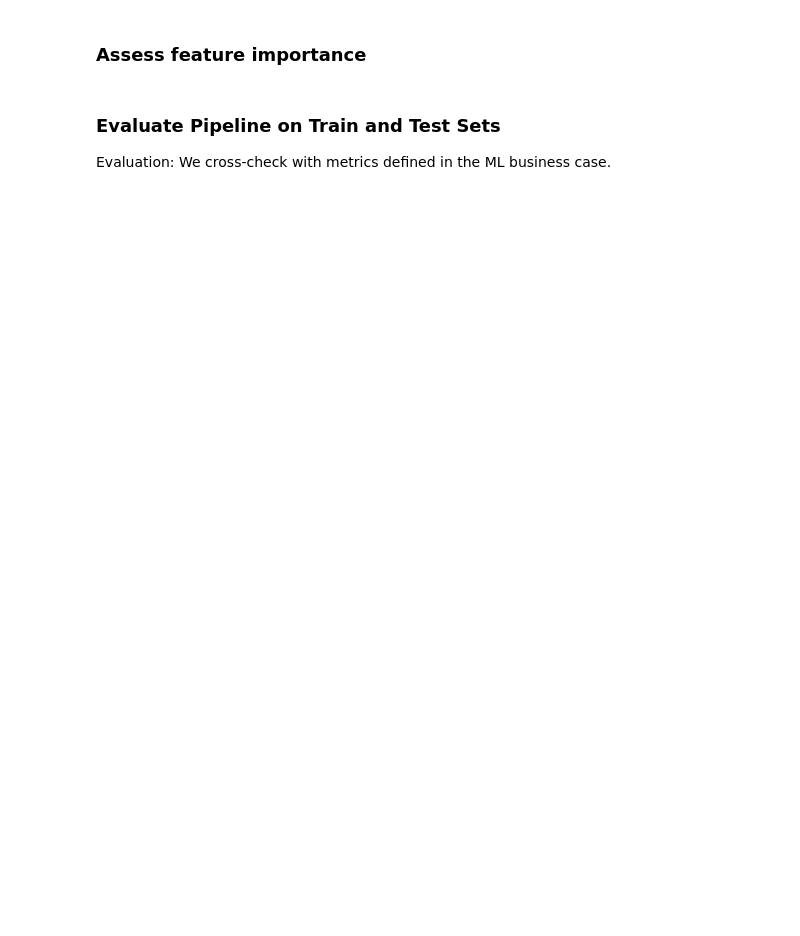
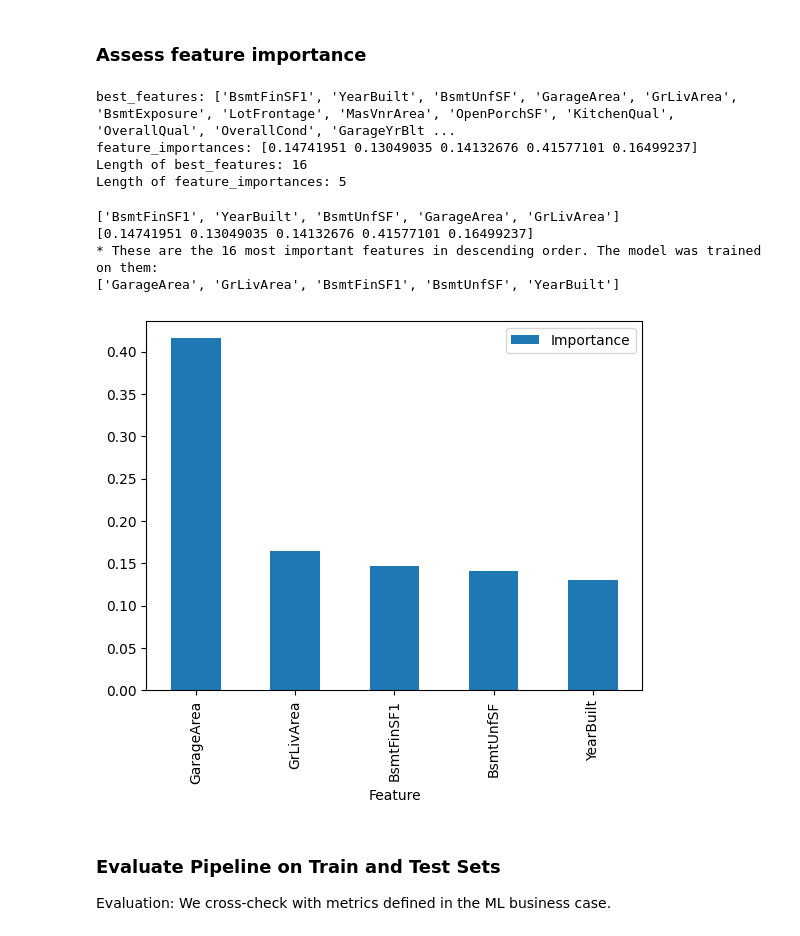
Before and after one commit to Issam-Allymis/Housing-market-analysis., a Jupyter notebook: jupyter_notebooks/05 - Model and Evaluation - predict SalePrice.ipynb, the cells around one changed output. Drawn from its saved outputs; the diff is of its cells as text; code cells hidden in the pictures; blank space fills up the shorter version.

```diff
--- a/jupyter_notebooks/05 - Model and Evaluation - predict SalePrice.ipynb
+++ b/jupyter_notebooks/05 - Model and Evaluation - predict SalePrice.ipynb
@@ -673,0 +824,15 @@ plt.show()
+# %%
+from sklearn.model_selection import train_test_split
+
+# Separate the features and target variable in the training set
+X_train = train_data.drop('SalePrice', axis=1)[best_features]
+
+y_train = train_data['SalePrice']
+
+# Separate the features and target variable in the test set
+X_test = test_data.drop('SalePrice', axis=1)[best_features]
+
+
+print(f"the test dataset {X_test.sum()}")
+
+y_test = test_data['SalePrice']
@@ -686,9 +873,9 @@ best_parameters
 You will need to type in manually since the hyperparameter values have to be a list. The previous dictionary is not in this format.
 # %%
 params_search = {
-    'RandomForestRegressor': {
-        'model__n_estimators': [100, 300, 500],
-        'model__max_depth': [None, 10, 30],
+    'ExtraTreesRegressor': {
+        'model__n_estimators': [100],
+        'model__max_depth': [None],
     }
 }
 # %% [markdown]
@@ -714,4 +909,4 @@ Define the best clf pipeline
 # %%
 best_model = grid_search_summary.iloc[0, 0]
-pipeline_reg = grid_search_pipelines[best_model].best_estimator_
-pipeline_reg
+pipeline_reg_best_features = grid_search_pipelines[best_model].best_estimator_
+pipeline_reg_best_features
@@ -719,24 +933,38 @@ pipeline_reg
 ### Assess feature importance
 # %%
 print("best_features:", best_features)
-print("feature_importances:", pipeline_reg['model'].feature_importances_)
+print("feature_importances:", pipeline_reg_best_features['model'].feature_importances_)
 print("Length of best_features:", len(best_features))
-print("Length of feature_importances:", len(pipeline_reg['model'].feature_importances_))
+print("Length of feature_importances:", len(pipeline_reg_best_features['model'].feature_importances_))
+# %% [output]
+best_features: ['BsmtFinSF1', 'YearBuilt', 'BsmtUnfSF', 'GarageArea', 'GrLivArea', 'BsmtExposure', 'LotFrontage', 'MasVnrArea', 'OpenPorchSF', 'KitchenQual', 'OverallQual', 'OverallCond', 'GarageYrBlt ...
+feature_importances: [0.14741951 0.13049035 0.14132676 0.41577101 0.16499237]
+Length of best_features: 16
+Length of feature_importances: 5
 # %%
 # create DataFrame to display feature importance
+columns = best_features[:5]
+print(columns)
+print(pipeline_reg_best_features['model'].feature_importances_)
 df_feature_importance = (pd.DataFrame(data={
-    'Feature': columns.tolist(),
-    'Importance': pipeline_reg['model'].feature_importances_})
+    'Feature': columns,
+    'Importance': pipeline_reg_best_features['model'].feature_importances_})
     .sort_values(by='Importance', ascending=False)
 )
 
 
 # Most important features statement and plot
 print(f"* These are the {len(best_features)} most important features in descending order. "
       f"The model was trained on them: \n{df_feature_importance['Feature'].to_list()}")
 
 df_feature_importance.plot(kind='bar', x='Feature', y='Importance')
 plt.show()
+# %% [output]
+['BsmtFinSF1', 'YearBuilt', 'BsmtUnfSF', 'GarageArea', 'GrLivArea']
+[0.14741951 0.13049035 0.14132676 0.41577101 0.16499237]
+* These are the 16 most important features in descending order. The model was trained on them:
+['GarageArea', 'GrLivArea', 'BsmtFinSF1', 'BsmtUnfSF', 'YearBuilt']
+[figure, added]
 # %% [markdown]
 ### Evaluate Pipeline on Train and Test Sets
 Evaluation: We cross-check with metrics defined in the ML business case.
```
Also changed, not shown: parts of 75 cells of this notebook, 18 other files.
